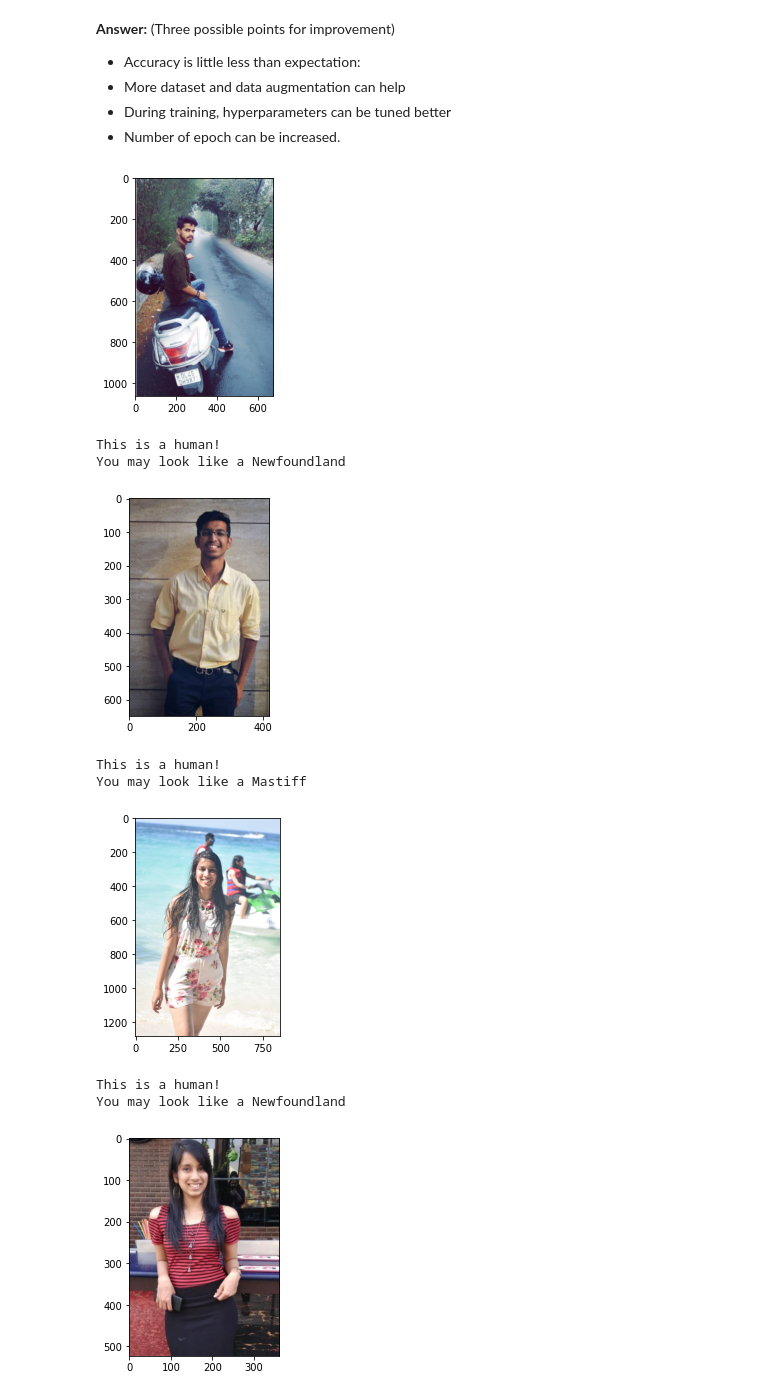
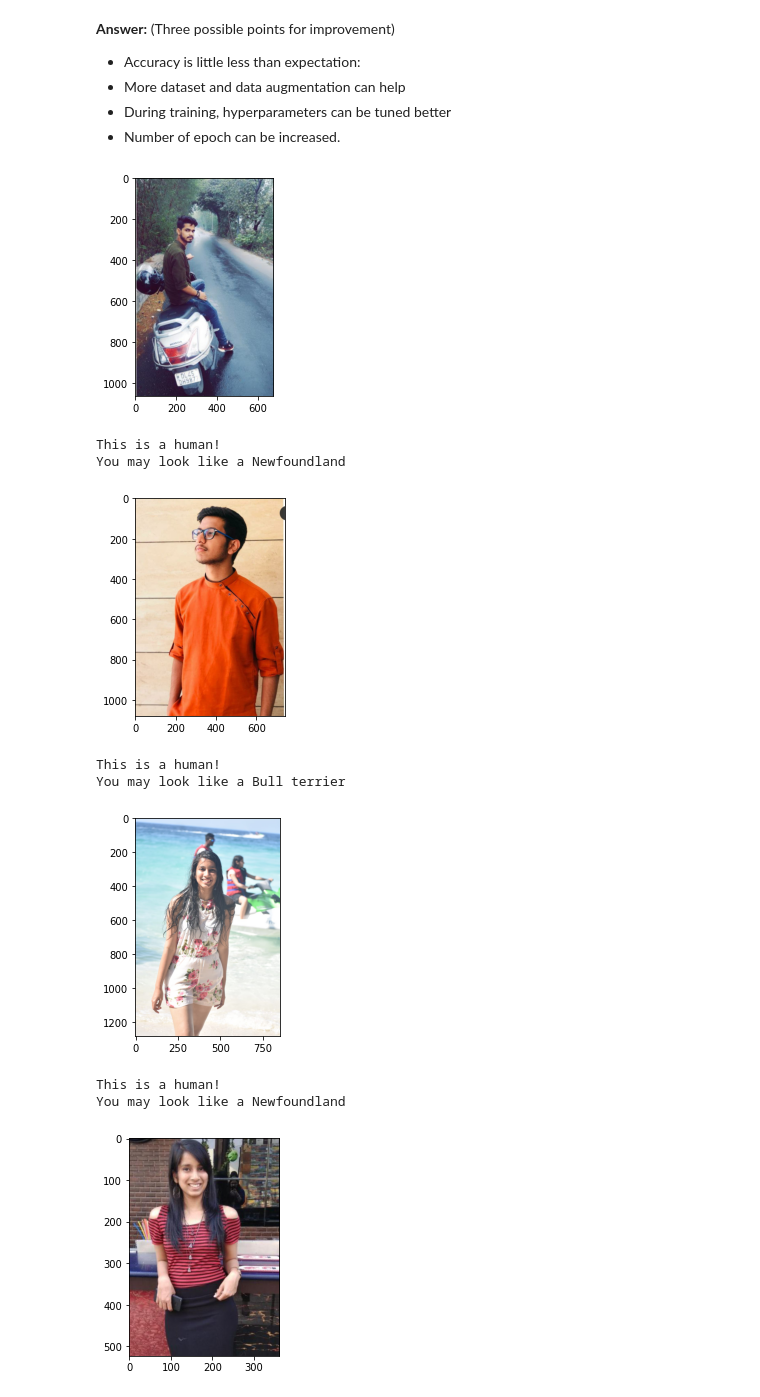
Before and after one commit to Aayushijain64/Project2-Dog-Breed-Classifier, a Jupyter notebook: dog_app.ipynb, the cells around one changed output. Cells and saved outputs as stored; diff of their text form; code cells hidden in the pictures.

```diff
--- a/dog_app.ipynb
+++ b/dog_app.ipynb
@@ -966,21 +966,21 @@ __Answer:__ (Three possible points for improvement)
 # %%
 ## TODO: Execute your algorithm from Step 6 on
 ## at least 6 images on your computer.
 ## Feel free to use as many code cells as needed.
 
-human_files = ['./TestImages/Aman.jpeg', './TestImages/Shivansh.jpeg', './TestImages/Aayushi.jpeg' , './TestImages/Aayushi1.jpeg' ]
+human_files = ['./TestImages/Aman.jpeg', './TestImages/Shivansh1.jpeg', './TestImages/Aayushi.jpeg' , './TestImages/Aayushi1.jpeg' ]
 dog_files = ['./TestImages/dog.jpg', './TestImages/dog2.jpg', './TestImages/dog3.jpg']
 
 ## suggested code, below
 for file in np.hstack((human_files[:4], dog_files[:3])):
     run_app(file)
 # %% [output]
 [figure]
 This is a human!
 You may look like a Newfoundland
-[figure, old version]
+[figure, new version]
 This is a human!
-You may look like a Mastiff
+You may look like a Bull terrier
 [figure]
 This is a human!
 You may look like a Newfoundland
```
Also changed, not shown: parts of 2 cells of this notebook, 3 other files.
